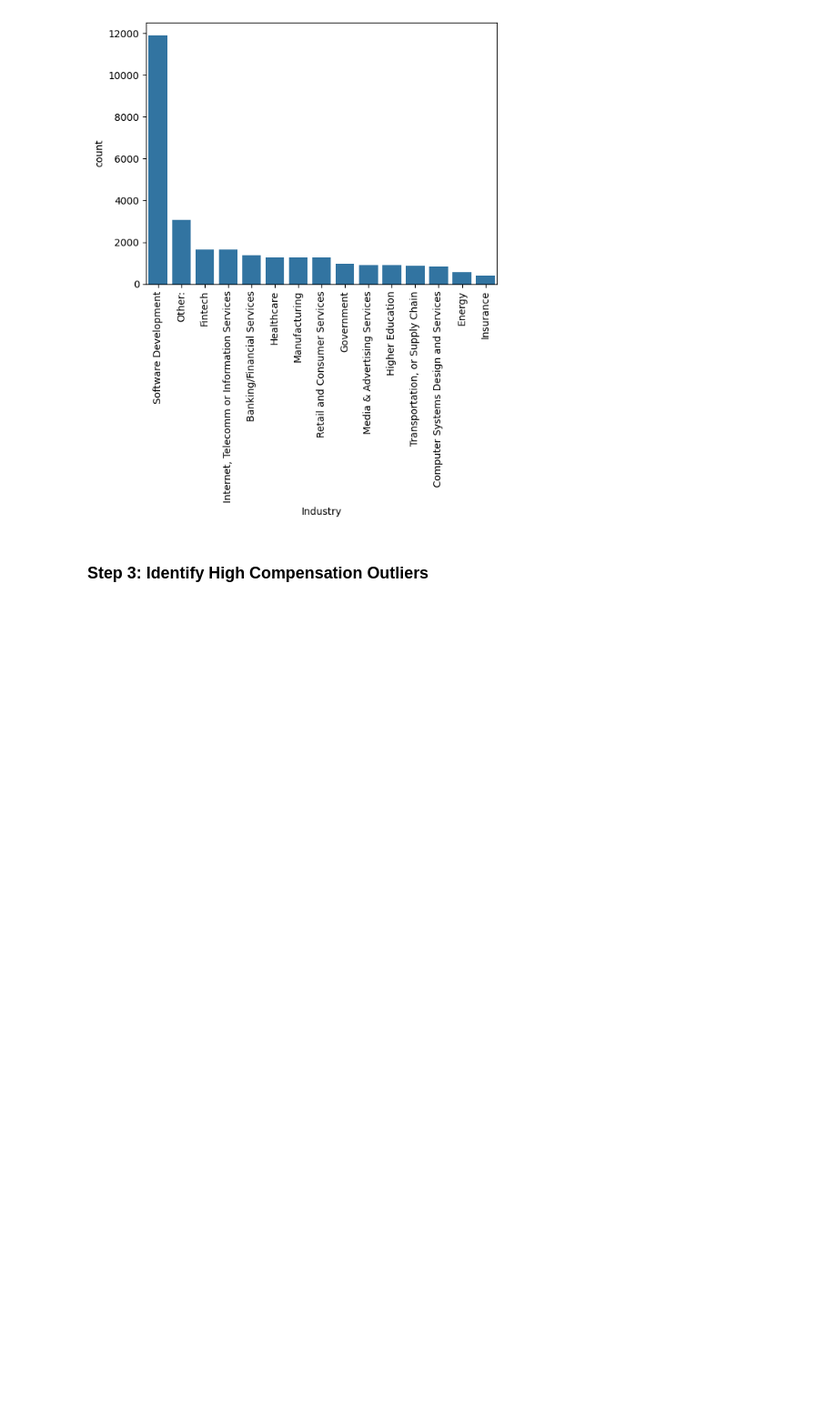
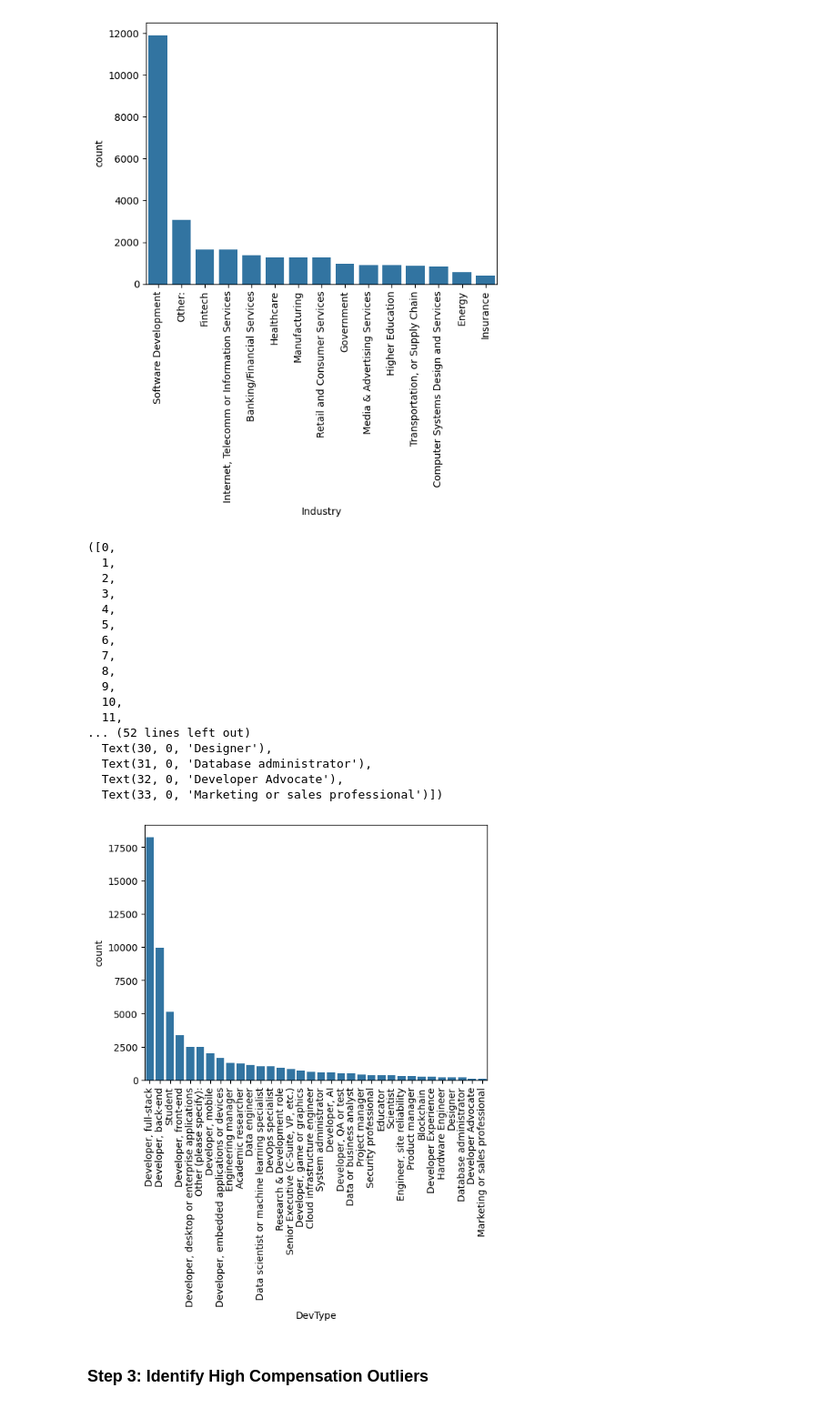
Before and after one commit to kingfaicl/DataAnRepo, a Jupyter notebook: Mod3_Lab 12 Finding Outliers.ipynb, the cells around one changed output. Shown at 91% size. Cells and saved outputs as stored; diff of their text form; code cells hidden in the pictures; blank space fills up the shorter version.

Commit message:
Lab 14 (added DevType histogram)

```diff
--- a/Mod3_Lab 12 Finding Outliers.ipynb
+++ b/Mod3_Lab 12 Finding Outliers.ipynb
@@ -129,6 +129,28 @@ plt.xticks(rotation=90)
   Text(13, 0, 'Energy'),
   Text(14, 0, 'Insurance')])
 [figure]
+# %%
+sns.barplot(df['DevType'].value_counts())
+plt.xticks(rotation=90)
+# %% [output]
+([0,
+  1,
+  2,
+  3,
+  4,
+  5,
+  6,
+  7,
+  8,
+  9,
+  10,
+  11,
+... (52 lines left out)
+  Text(30, 0, 'Designer'),
+  Text(31, 0, 'Database administrator'),
+  Text(32, 0, 'Developer Advocate'),
+  Text(33, 0, 'Marketing or sales professional')])
+[figure, added]
 # %% [markdown]
 <h3>Step 3: Identify High Compensation Outliers</h3>
 # %% [markdown]
```
